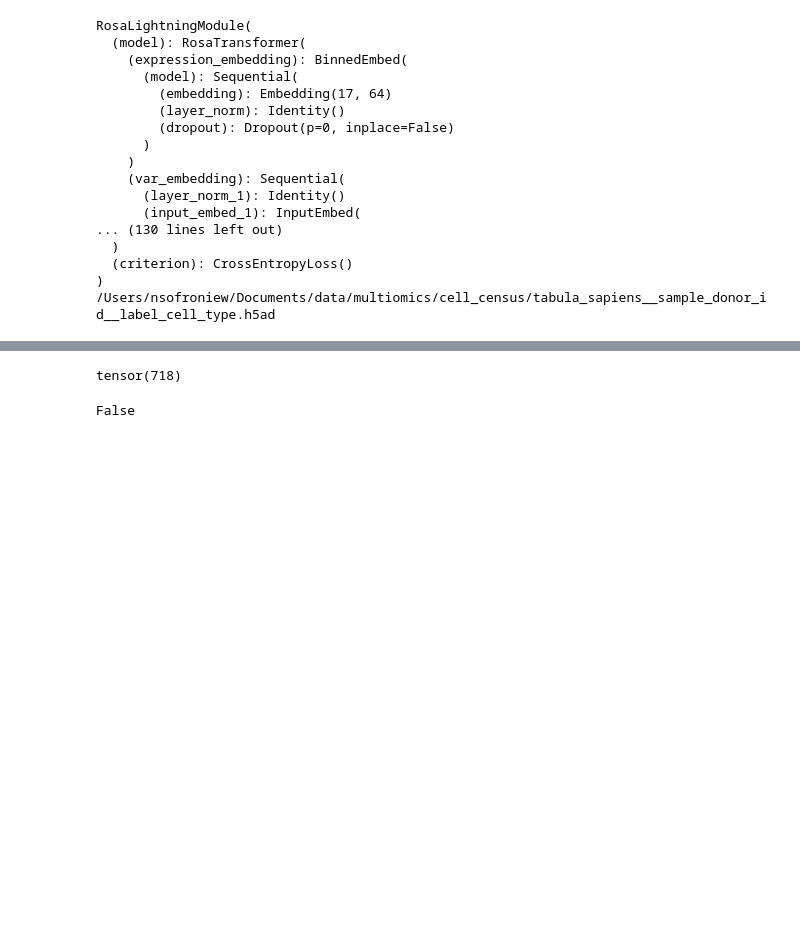
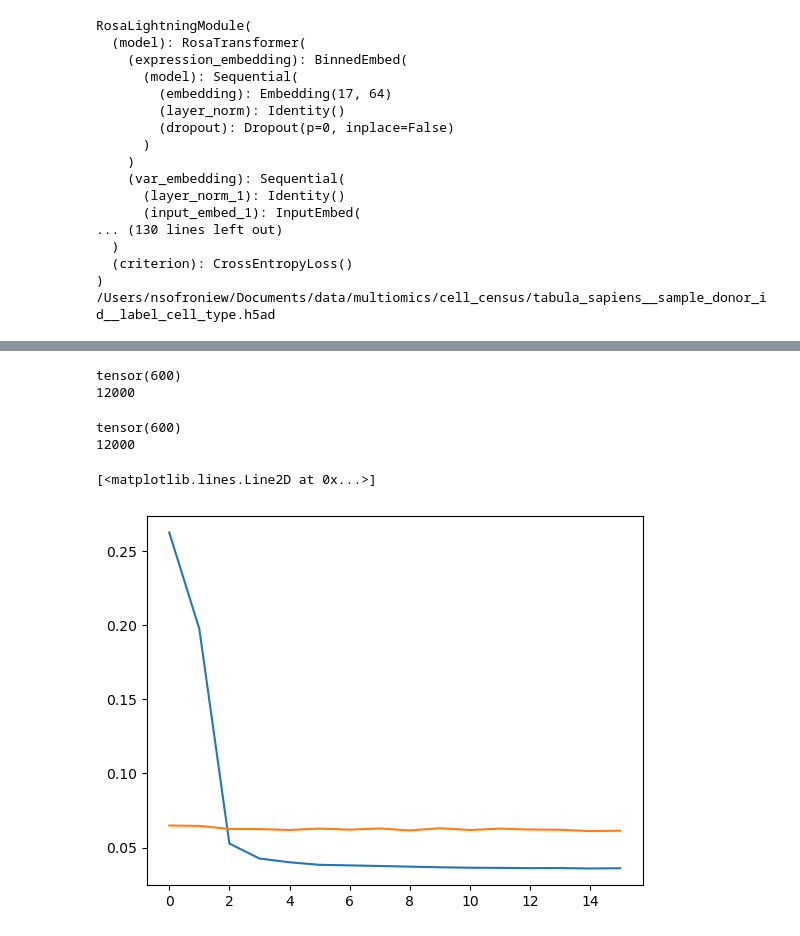
Before and after one commit to sofroniewn/rosa, a Jupyter notebook: notebooks/explore.ipynb, the cells around one changed output, grey strips where cells are left out. Drawn from its saved outputs; the diff is of its cells as text; code cells hidden in the pictures; blank space fills up the shorter version.

```diff
--- a/notebooks/explore.ipynb
+++ b/notebooks/explore.ipynb
@@ -13,6 +13,7 @@ with hydra.initialize_config_dir(config_dir=BASE_DIR):
 
     _, output_path = create_io_paths(config.paths)
 
+    config.data_module.data.mask = 0.05
     # Create Data Module
     rdm = RosaDataModule(
         output_path,
@@ -62,4 +63,5 @@ item = rdm.val_dataset[0]
 print(item['mask'].sum())
 print(len(item['mask']))
 # %% [output]
-tensor(718)
+tensor(600)
+12000
@@ -68,4 +68,31 @@ rdm.val_dataset[0]['mask'].sum()
-# %%
-rdm.val_dataset.transform[1].zero_bin
-# %% [output]
-False
+# %%
+item = rdm.train_dataset[0]
+print(item['mask'].sum())
+print(len(item['mask']))
+# %% [output]
+tensor(600)
+12000
+# %%
+from tqdm import tqdm
+import torch
+
+
+expression = []
+expression_masked = []
+for item in tqdm(rdm.train_dataset):
+    expression.append(item['expression_target'])
+    expression_masked.append(item['expression_target'][item['mask']])
+expression = torch.stack(expression, dim=0)
+expression_masked = torch.stack(expression_masked, dim=0)
+values, counts = torch.unique(expression, return_counts=True)
+values, counts_masked = torch.unique(expression_masked, return_counts=True)
+counts = counts / counts.sum()
+counts_masked = counts_masked / counts_masked.sum()
+# %%
+import matplotlib.pyplot as plt
+
+plt.plot(counts)
+plt.plot(counts_masked)
+# %% [output]
+[<matplotlib.lines.Line2D at 0x...>]
+[figure, added]
```
Also changed, not shown: parts of 31 cells of this notebook, 6 other files.
